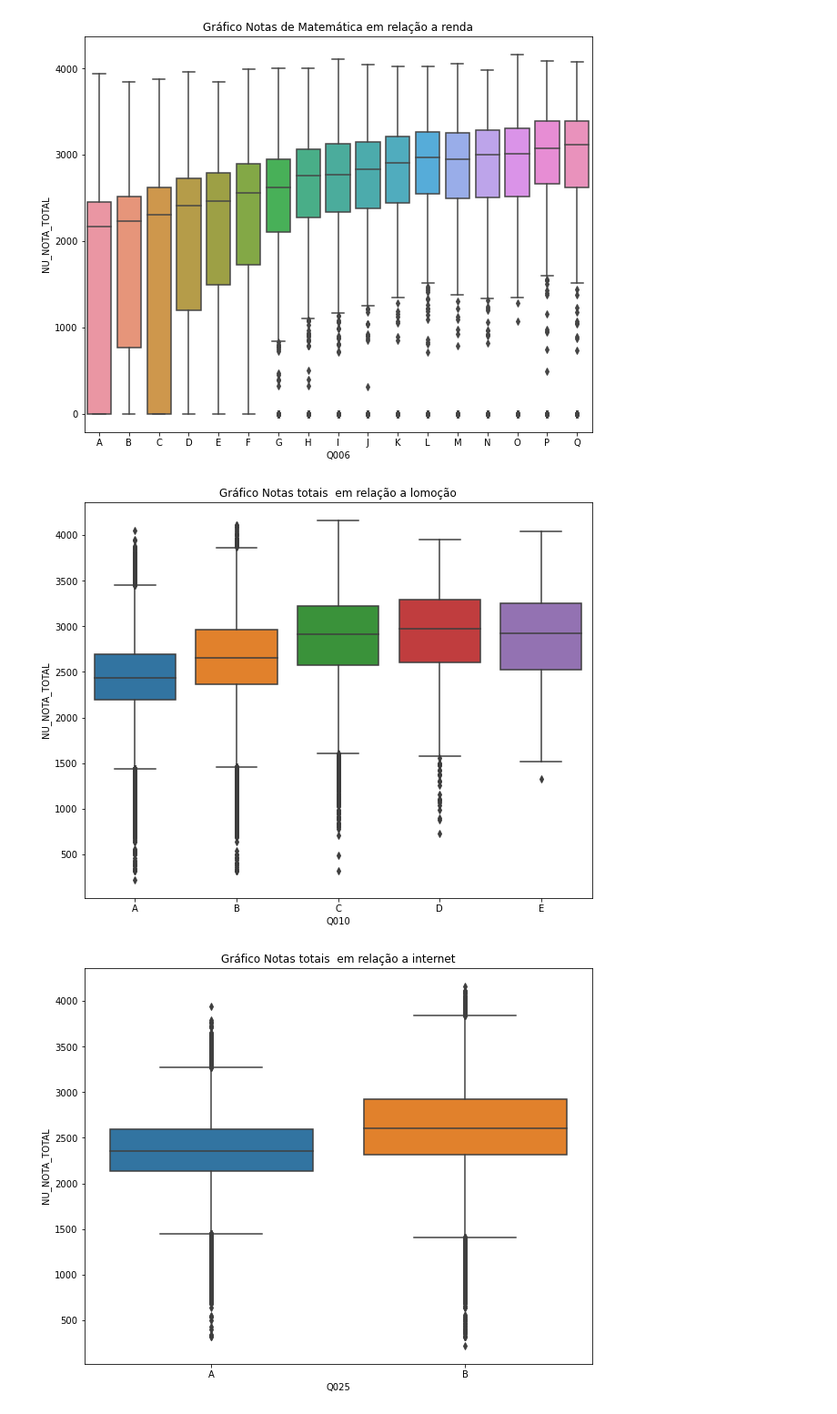
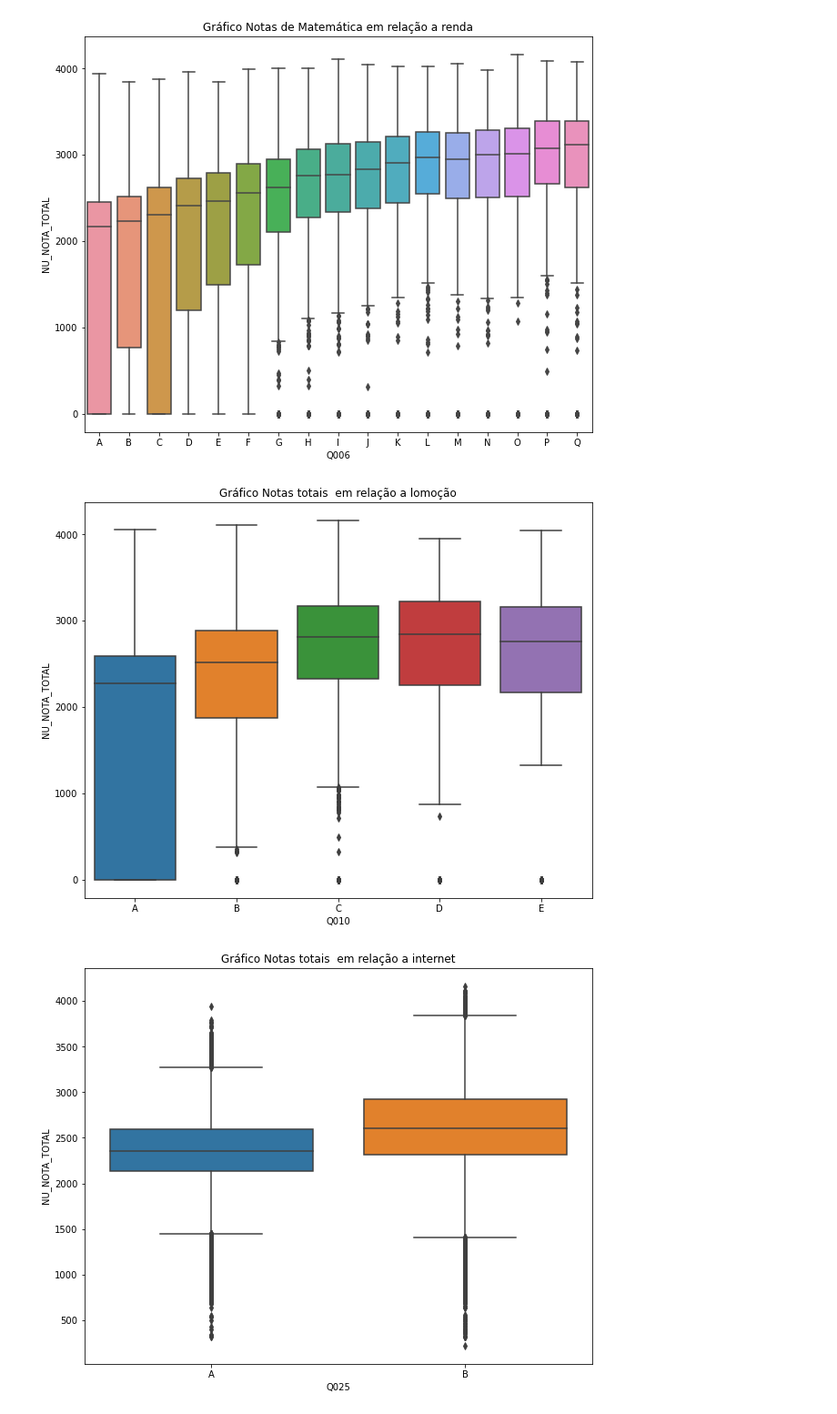
Before and after one commit to LuiMagno/Imers-o-Dados-Alura, a Jupyter notebook: Aula 05 - Validação de Modelo e Overfit.ipynb, the cells around one changed output. Shown at 91% size. Cells and saved outputs as stored; diff of their text form; code cells hidden in the pictures.

```diff
--- a/Aula 05 - Validação de Modelo e Overfit.ipynb
+++ b/Aula 05 - Validação de Modelo e Overfit.ipynb
@@ -529,9 +529,9 @@ plotar_grafico('Q006', 'NU_NOTA_TOTAL', dados, 'Gráfico Notas de Matemática em
 lomocao_ordenada = dados['Q010'].unique()
 lomocao_ordenada.sort()
 # %%
-plotar_grafico('Q010', 'NU_NOTA_TOTAL', dados_sem_notas_zero, 'Gráfico Notas totais  em relação a lomoção', lomocao_ordenada)
+plotar_grafico('Q010', 'NU_NOTA_TOTAL', dados, 'Gráfico Notas totais  em relação a lomoção', lomocao_ordenada)
 # %% [output]
-[figure, old version]
+[figure, new version]
 # %%
 # Agora vamos ver as notas totais em relação a questão 025 do questionário socioeconômico - Acesso à internet
 internet_ordenado = dados['Q025'].unique()
```
Also changed, not shown: parts of 9 cells of this notebook.
